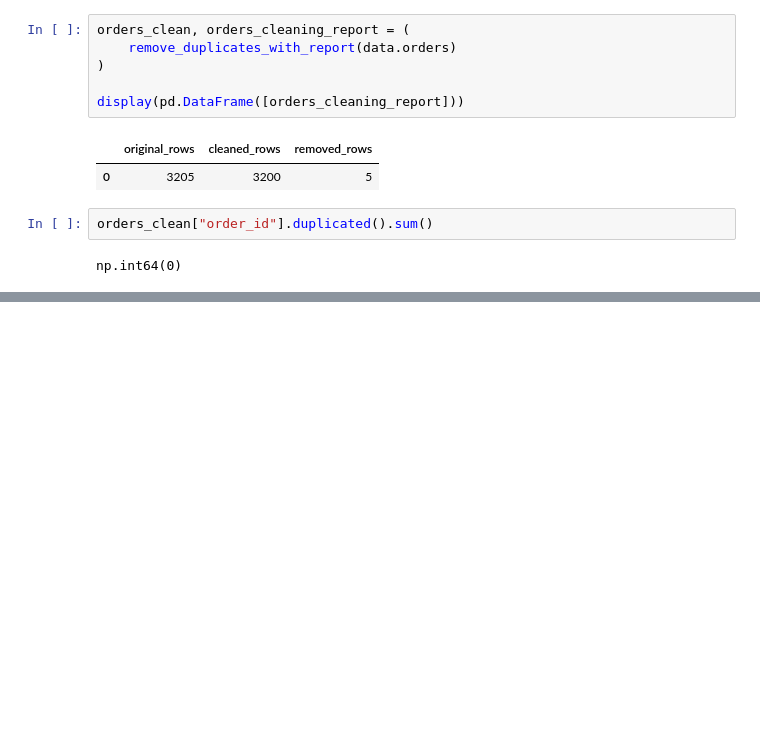
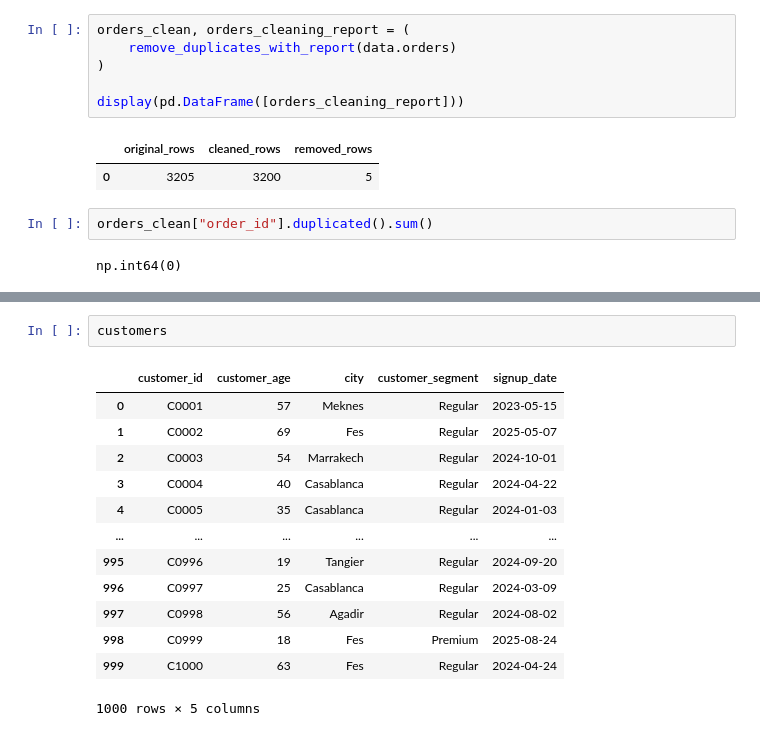
Before and after one commit to aminekabli55/morocco-retail-intelligence, a Jupyter notebook: notebooks/01_data_understanding.ipynb, the cells around one changed output, grey strips where cells are left out. Cells and saved outputs as stored; diff of their text form; blank space fills up the shorter version.

```diff
--- a/notebooks/01_data_understanding.ipynb
+++ b/notebooks/01_data_understanding.ipynb
@@ -259,0 +292,16 @@ np.int64(0)
+# %%
+customers
+# %% [output]
+|  | customer_id | customer_age | city | customer_segment | signup_date |
+| 0 | C0001 | 57 | Meknes | Regular | 2023-05-15 |
+| 1 | C0002 | 69 | Fes | Regular | 2025-05-07 |
+| 2 | C0003 | 54 | Marrakech | Regular | 2024-10-01 |
+| 3 | C0004 | 40 | Casablanca | Regular | 2024-04-22 |
+| 4 | C0005 | 35 | Casablanca | Regular | 2024-01-03 |
+| ... | ... | ... | ... | ... | ... |
+| 995 | C0996 | 19 | Tangier | Regular | 2024-09-20 |
+| 996 | C0997 | 25 | Casablanca | Regular | 2024-03-09 |
+| 997 | C0998 | 56 | Agadir | Regular | 2024-08-02 |
+| 998 | C0999 | 18 | Fes | Premium | 2025-08-24 |
+| 999 | C1000 | 63 | Fes | Regular | 2024-04-24 |
+1000 rows × 5 columns
```
Also changed, not shown: parts of 2 cells of this notebook, 1 other file.
